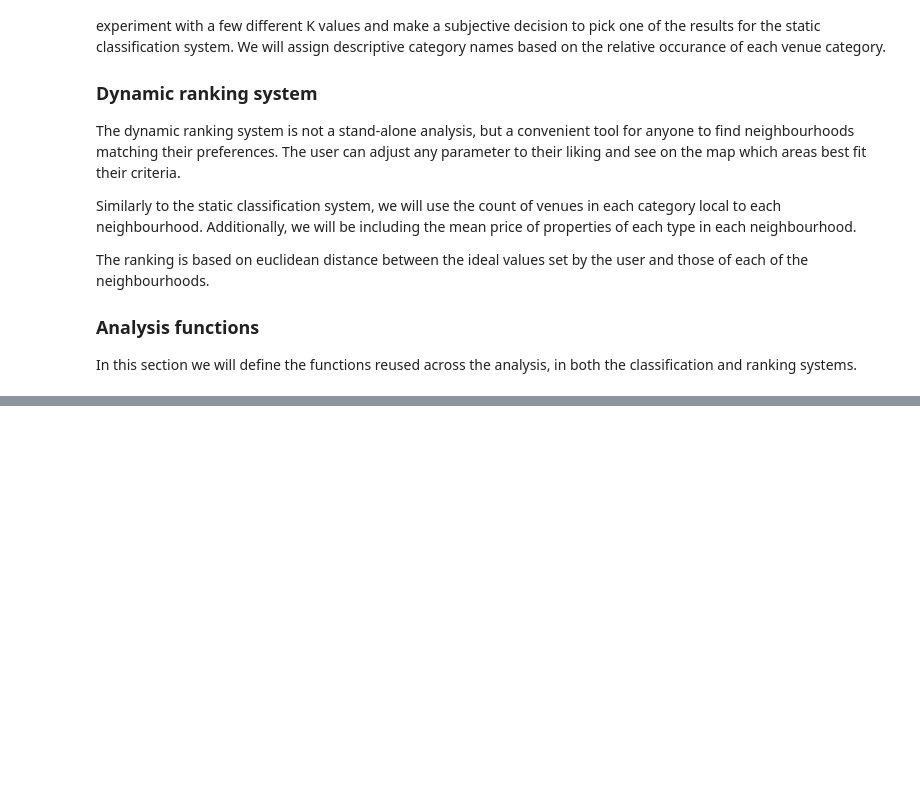
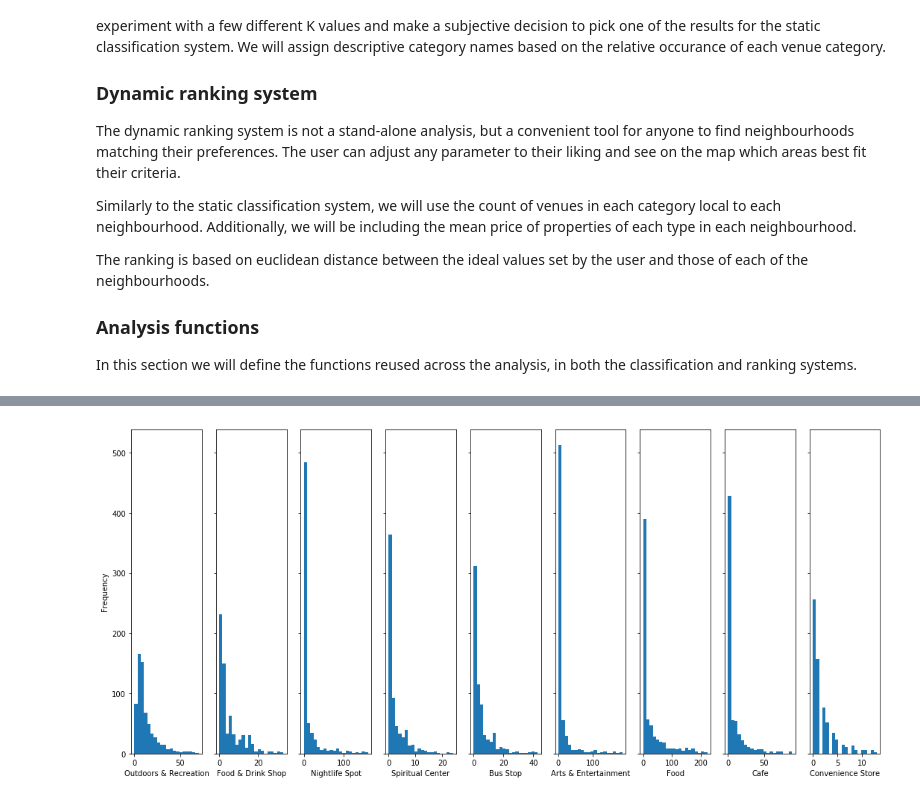
Before and after one commit to sanntann/Coursera_Capstone, a Jupyter notebook: WhereToBuyInEdinburgh.ipynb, the cells around one changed output, grey strips where cells are left out. Saved outputs shown, nothing was run; the diff lists cells and outputs as text; code cells hidden in the pictures; blank space fills up the shorter version.

```diff
--- a/WhereToBuyInEdinburgh.ipynb
+++ b/WhereToBuyInEdinburgh.ipynb
@@ -822,0 +982,5 @@ In this section we will define the functions reused across the analysis, in both
+# %%
+radius = 500
+plot_multiple_histograms(number_of_venues_in_all_areas(radius, df_venues, df_venue_distances, df_neighbourhoods))
+# %% [output]
+[figure, added]
```
Also changed, not shown: parts of 16 cells of this notebook.
